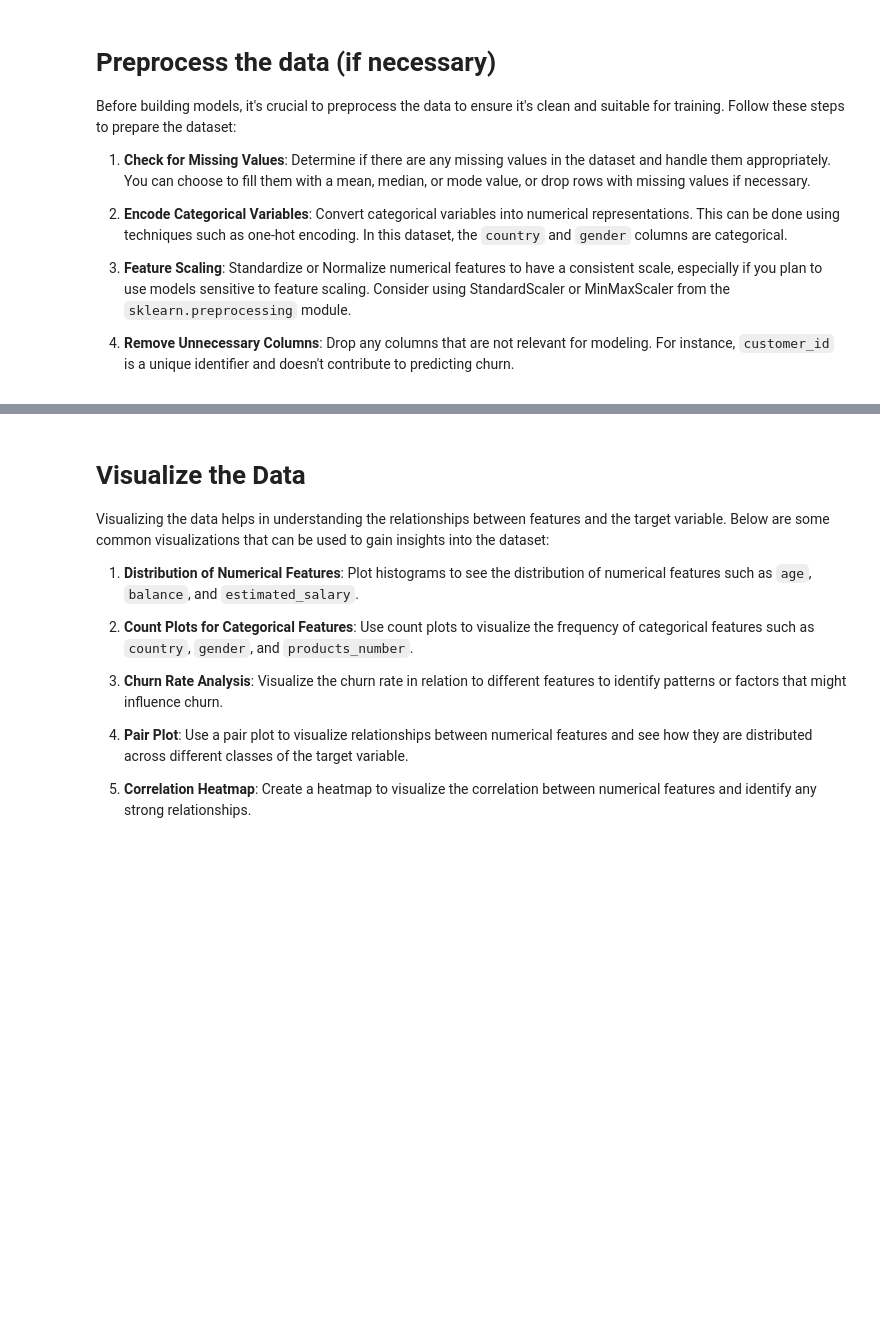
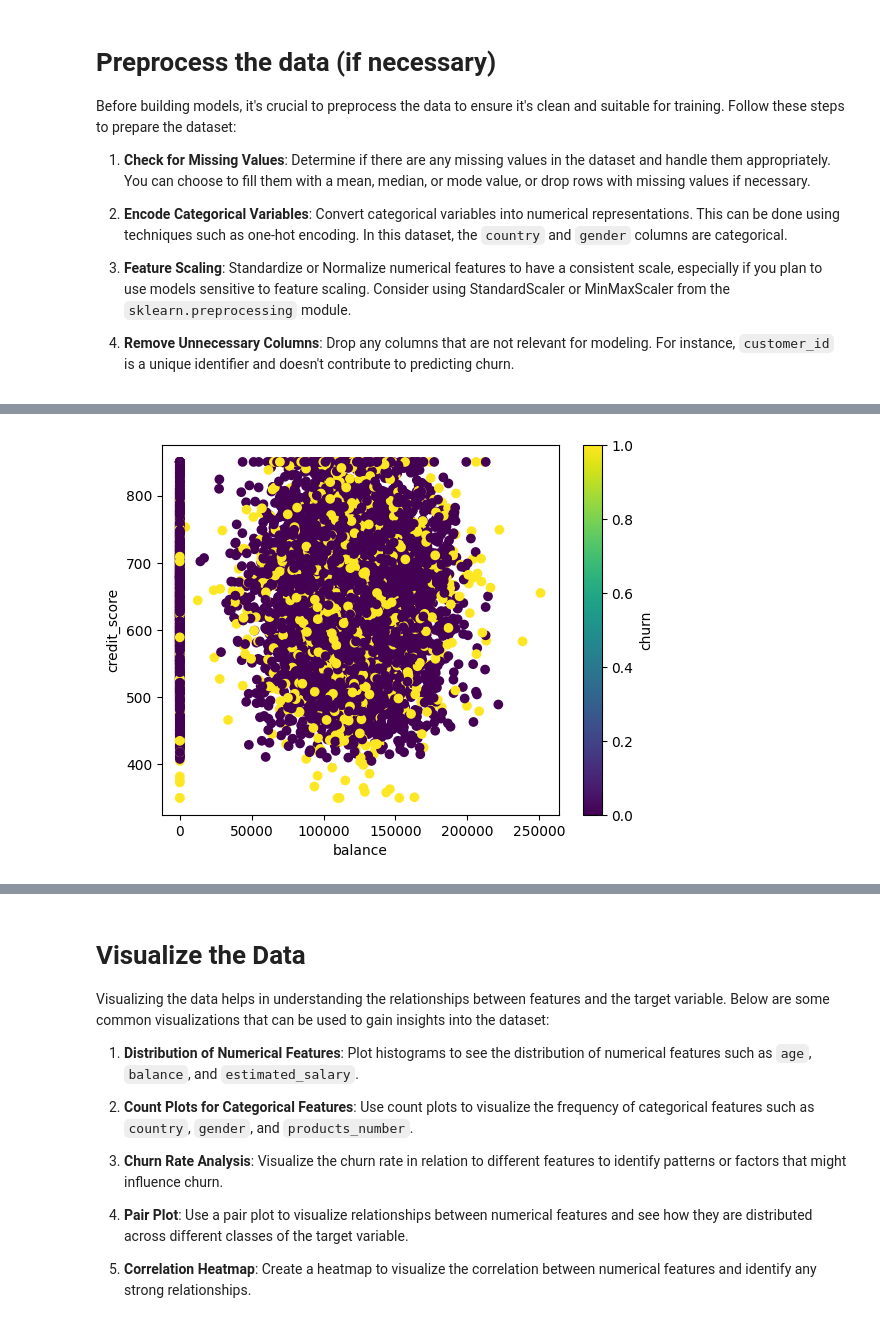
Before and after one commit to Razanhus/t5, a Jupyter notebook: Week3_Ensemble_Exercise.ipynb, the cells around one changed output, grey strips where cells are left out. Cells and saved outputs as stored; diff of their text form; code cells hidden in the pictures; blank space fills up the shorter version.

```diff
--- a/Week3_Ensemble_Exercise.ipynb
+++ b/Week3_Ensemble_Exercise.ipynb
@@ -136,8 +63,3 @@ plt.show()
-# %%
-le = LabelEncoder()
-df['country'] = le.fit_transform(df['country'])
-# %%
-df['gender'] = le.fit_transform(df['gender'])
 # %% [markdown]
 # Preprocess the data (if necessary)
 
@@ -154,0 +112,13 @@ df.corr()
+# %%
+le = LabelEncoder()
+df['gender'] = le.fit_transform(df[['gender']])
+# %%
+df['country'] = le.fit_transform(df[['country']])
+# %%
+plt.scatter(df['balance'], df['credit_score'], c=df['churn'])
+plt.xlabel('balance')
+plt.ylabel('credit_score')
+plt.colorbar(label='churn')
+plt.show()
+# %% [output]
+[figure, added]
```
Also changed, not shown: parts of 38 cells of this notebook.
